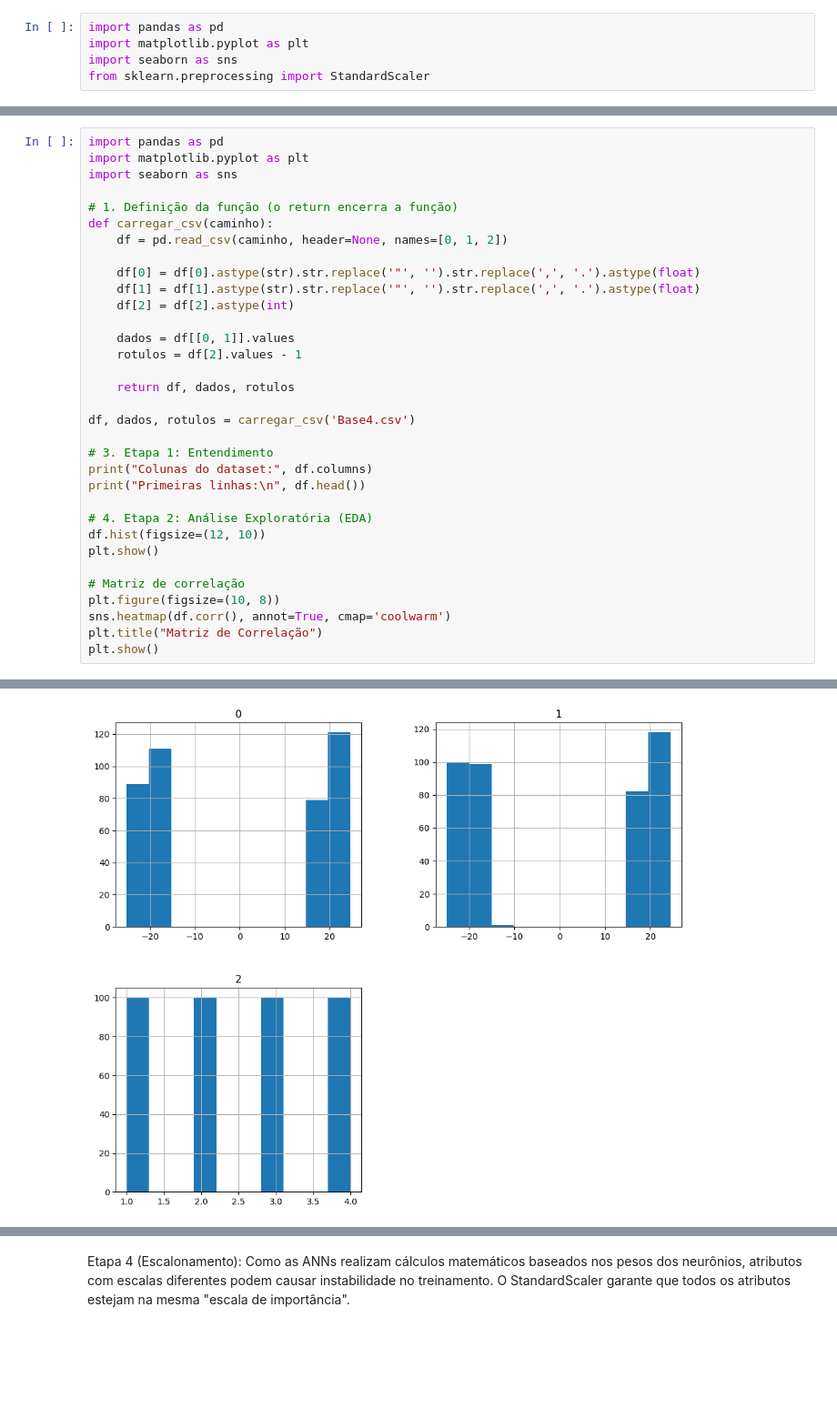
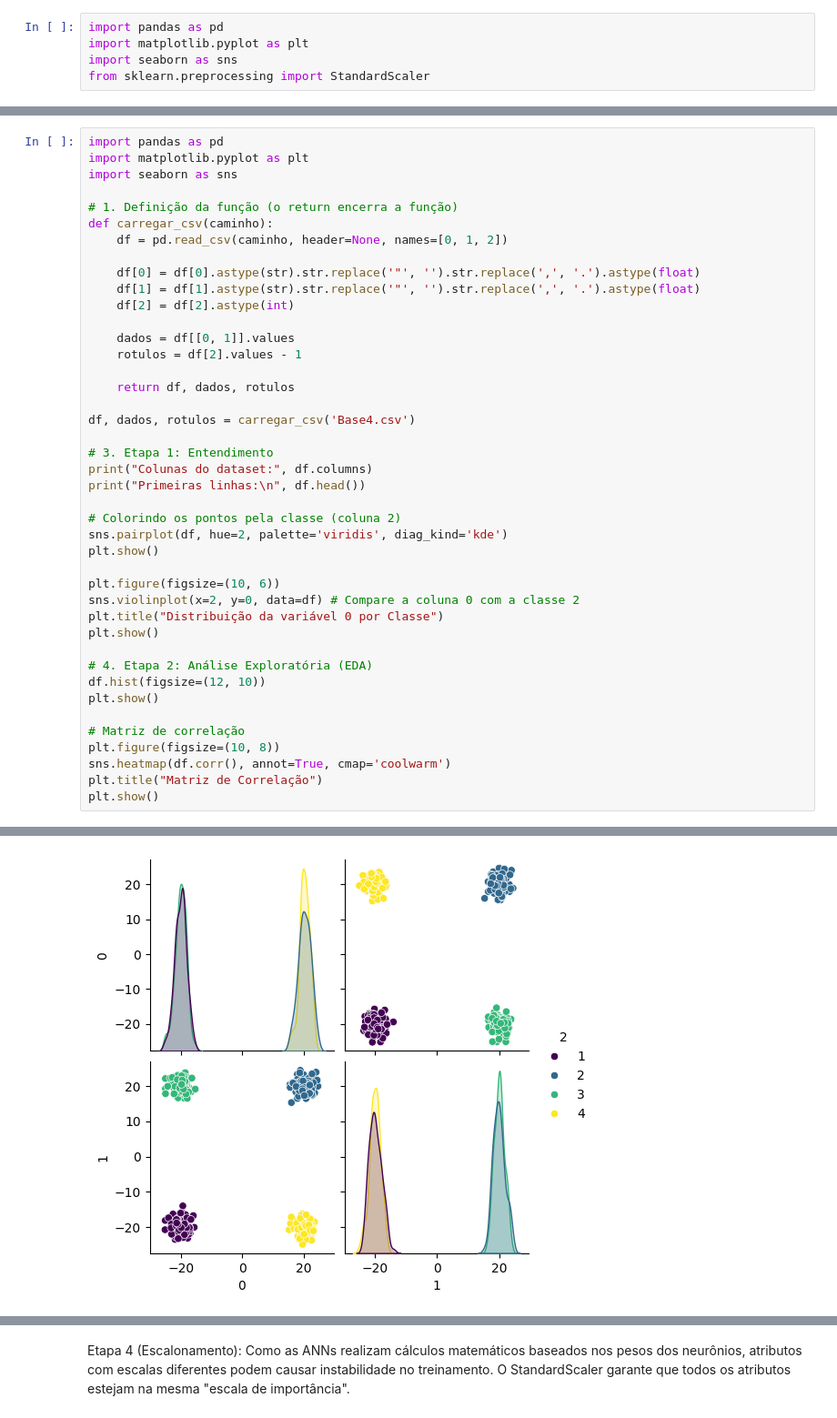
Before and after one commit to deboralawall/machine-learning, a Jupyter notebook: main.ipynb, the cells around one changed output, grey strips where cells are left out. Shown at 91% size. Drawn from its saved outputs; the diff is of its cells as text; blank space fills up the shorter version.

```diff
--- a/main.ipynb
+++ b/main.ipynb
@@ -22,31 +22,40 @@ def carregar_csv(caminho):
 
     dados = df[[0, 1]].values
     rotulos = df[2].values - 1
 
     return df, dados, rotulos
 
 df, dados, rotulos = carregar_csv('Base4.csv')
 
 # 3. Etapa 1: Entendimento
 print("Colunas do dataset:", df.columns)
 print("Primeiras linhas:\n", df.head())
 
+# Colorindo os pontos pela classe (coluna 2)
+sns.pairplot(df, hue=2, palette='viridis', diag_kind='kde')
+plt.show()
+
+plt.figure(figsize=(10, 6))
+sns.violinplot(x=2, y=0, data=df) # Compare a coluna 0 com a classe 2
+plt.title("Distribuição da variável 0 por Classe")
+plt.show()
+
 # 4. Etapa 2: Análise Exploratória (EDA)
 df.hist(figsize=(12, 10))
 plt.show()
 
 # Matriz de correlação
 plt.figure(figsize=(10, 8))
 sns.heatmap(df.corr(), annot=True, cmap='coolwarm')
 plt.title("Matriz de Correlação")
 plt.show()
 # %% [output]
 Colunas do dataset: Index([0, 1, 2], dtype='int64')
 Primeiras linhas:
             0          1  2
 0 -19.273006 -18.236898  1
 1 -20.106840 -20.714055  1
 2 -21.396553 -22.397874  1
 3 -19.971450 -19.914267  1
 4 -23.340873 -21.380371  1
-[figure, old version]
+[figure, new version]
```
Also changed, not shown: parts of 11 cells of this notebook, 1 other file.
